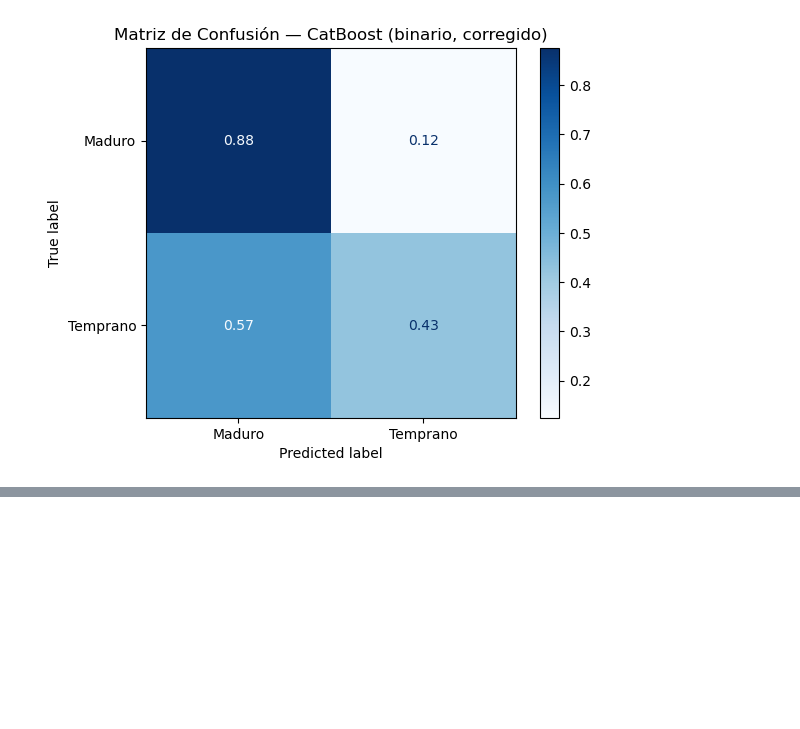
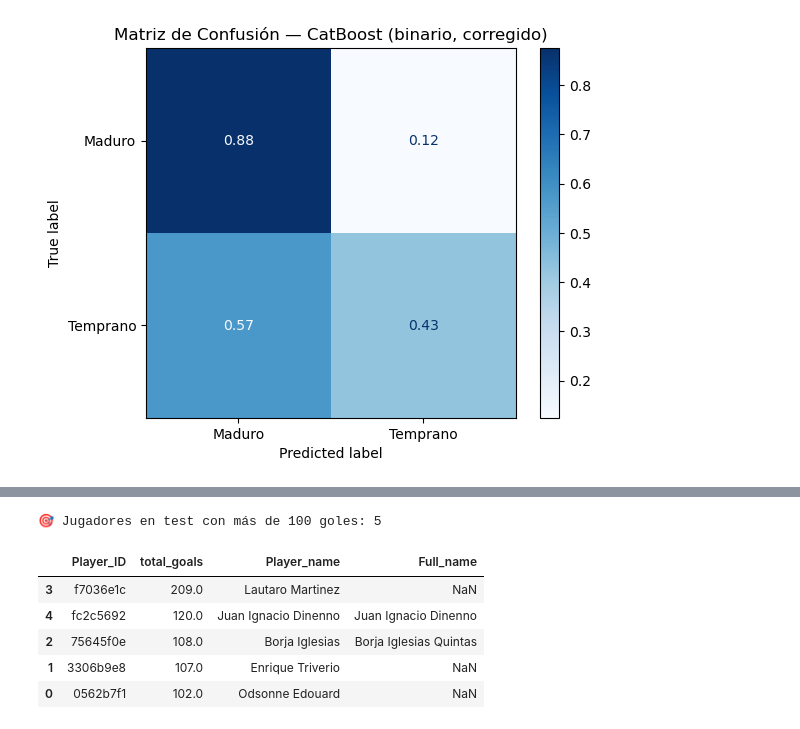
Before and after one commit to JuanmaCM7/Futpeak, a Jupyter notebook: notebooks/modelo_catboost_dos_clases.ipynb, the cells around one changed output, grey strips where cells are left out. Cells and saved outputs as stored; diff of their text form; code cells hidden in the pictures; blank space fills up the shorter version.

```diff
--- a/notebooks/modelo_catboost_dos_clases.ipynb
+++ b/notebooks/modelo_catboost_dos_clases.ipynb
@@ -394,0 +425,25 @@ weighted avg       0.80      0.80      0.80      2337
+# %%
+# Sumamos los goles por jugador
+total_goals = career_with_peak.groupby('Player_ID')['Goals'].sum().reset_index()
+total_goals.columns = ['Player_ID', 'total_goals']
+
+# Filtramos los que están en test y tienen +100 goles
+test_players_with_goals = test_df[['Player_ID']].drop_duplicates().merge(total_goals, on='Player_ID')
+filtered_players = test_players_with_goals[test_players_with_goals['total_goals'] > 100]
+
+# Unimos con metadata para ver nombres
+filtered_players_named = filtered_players.merge(df_metadata[['Player_ID', 'Player_name', 'Full_name']], on='Player_ID')
+
+# Mostrar resultado ordenado
+filtered_players_named = filtered_players_named.sort_values(by='total_goals', ascending=False)
+
+print(f"🎯 Jugadores en test con más de 100 goles: {len(filtered_players_named)}")
+display(filtered_players_named)
+# %% [output]
+🎯 Jugadores en test con más de 100 goles: 5
+|  | Player_ID | total_goals | Player_name | Full_name |
+| 3 | f7036e1c | 209.0 | Lautaro Martinez | NaN |
+| 4 | fc2c5692 | 120.0 | Juan Ignacio Dinenno | Juan Ignacio Dinenno |
+| 2 | 75645f0e | 108.0 | Borja Iglesias | Borja Iglesias Quintas |
+| 1 | 3306b9e8 | 107.0 | Enrique Triverio | NaN |
+| 0 | 0562b7f1 | 102.0 | Odsonne Edouard | NaN |
```
Also changed, not shown: parts of 5 cells of this notebook, 9 other files.
